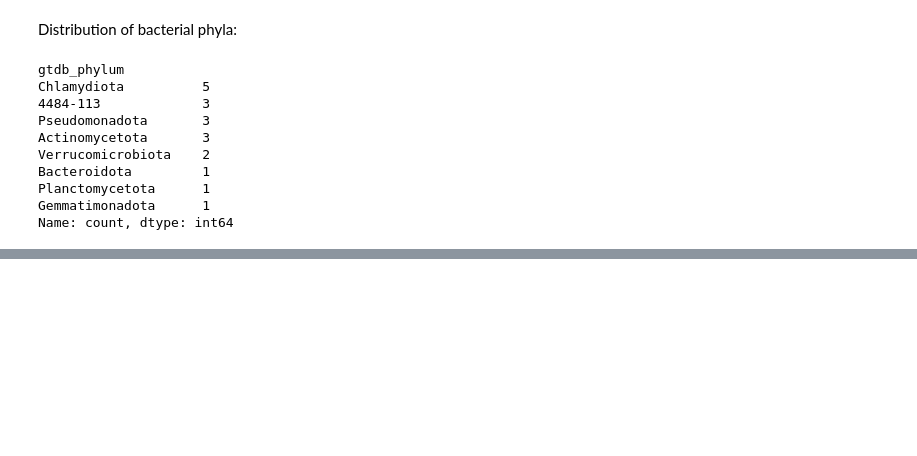
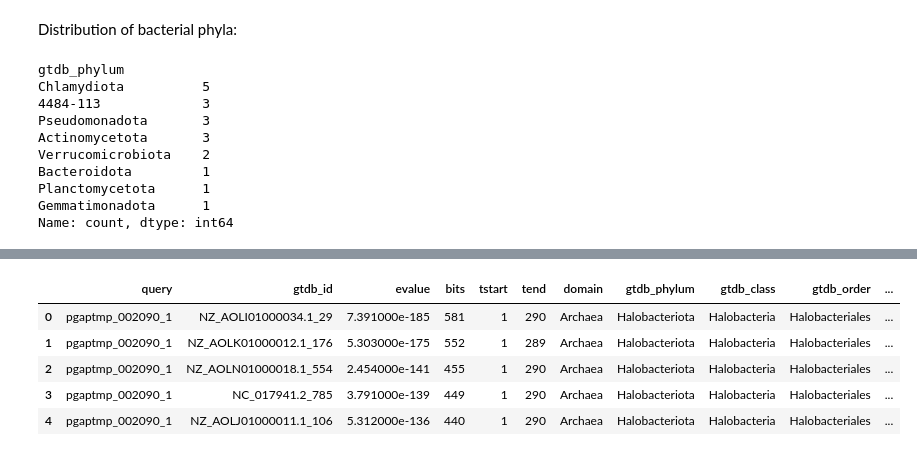
Before and after one commit to Chahrazadt87/AvB, a Jupyter notebook: notebook/homology_search.ipynb, the cells around one changed output, grey strips where cells are left out. Cells and saved outputs as stored; diff of their text form; code cells hidden in the pictures; blank space fills up the shorter version.

```diff
--- a/notebook/homology_search.ipynb
+++ b/notebook/homology_search.ipynb
@@ -115,0 +159,21 @@ Name: count, dtype: int64
+# %%
+hits_df = gtdb_hits.copy().rename(columns={
+    'target': 'gtdb_id',
+}).drop(
+    columns=['taxlineage'],
+)
+hits_df['db_proka_id'] = hits_df['gtdb_id'].apply(
+    lambda gtdb_id: (
+        gtdb_to_db_proka.loc[gtdb_id, 'target']
+        if gtdb_id in gtdb_to_db_proka.index
+        else None
+    )
+)
+hits_df.head()
+# %% [output]
+|  | query | gtdb_id | evalue | bits | tstart | tend | domain | gtdb_phylum | gtdb_class | gtdb_order | ... |
+| 0 | pgaptmp_002090_1 | NZ_AOLI01000034.1_29 | 7.391000e-185 | 581 | 1 | 290 | Archaea | Halobacteriota | Halobacteria | Halobacteriales | ... |
+| 1 | pgaptmp_002090_1 | NZ_AOLK01000012.1_176 | 5.303000e-175 | 552 | 1 | 289 | Archaea | Halobacteriota | Halobacteria | Halobacteriales | ... |
+| 2 | pgaptmp_002090_1 | NZ_AOLN01000018.1_554 | 2.454000e-141 | 455 | 1 | 290 | Archaea | Halobacteriota | Halobacteria | Halobacteriales | ... |
+| 3 | pgaptmp_002090_1 | NC_017941.2_785 | 3.791000e-139 | 449 | 1 | 290 | Archaea | Halobacteriota | Halobacteria | Halobacteriales | ... |
+| 4 | pgaptmp_002090_1 | NZ_AOLJ01000011.1_106 | 5.312000e-136 | 440 | 1 | 290 | Archaea | Halobacteriota | Halobacteria | Halobacteriales | ... |
```
Also changed, not shown: parts of 20 cells of this notebook, 3 other files.
